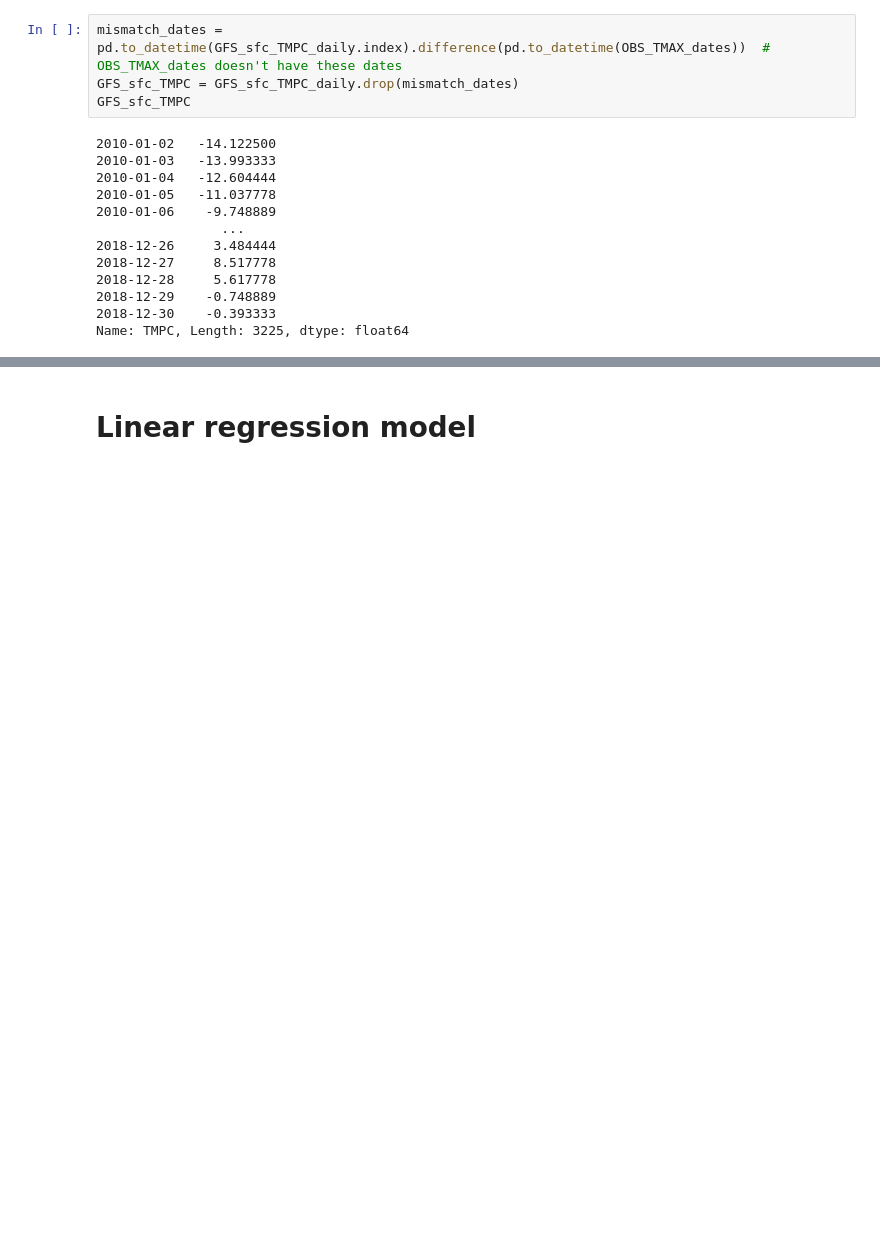
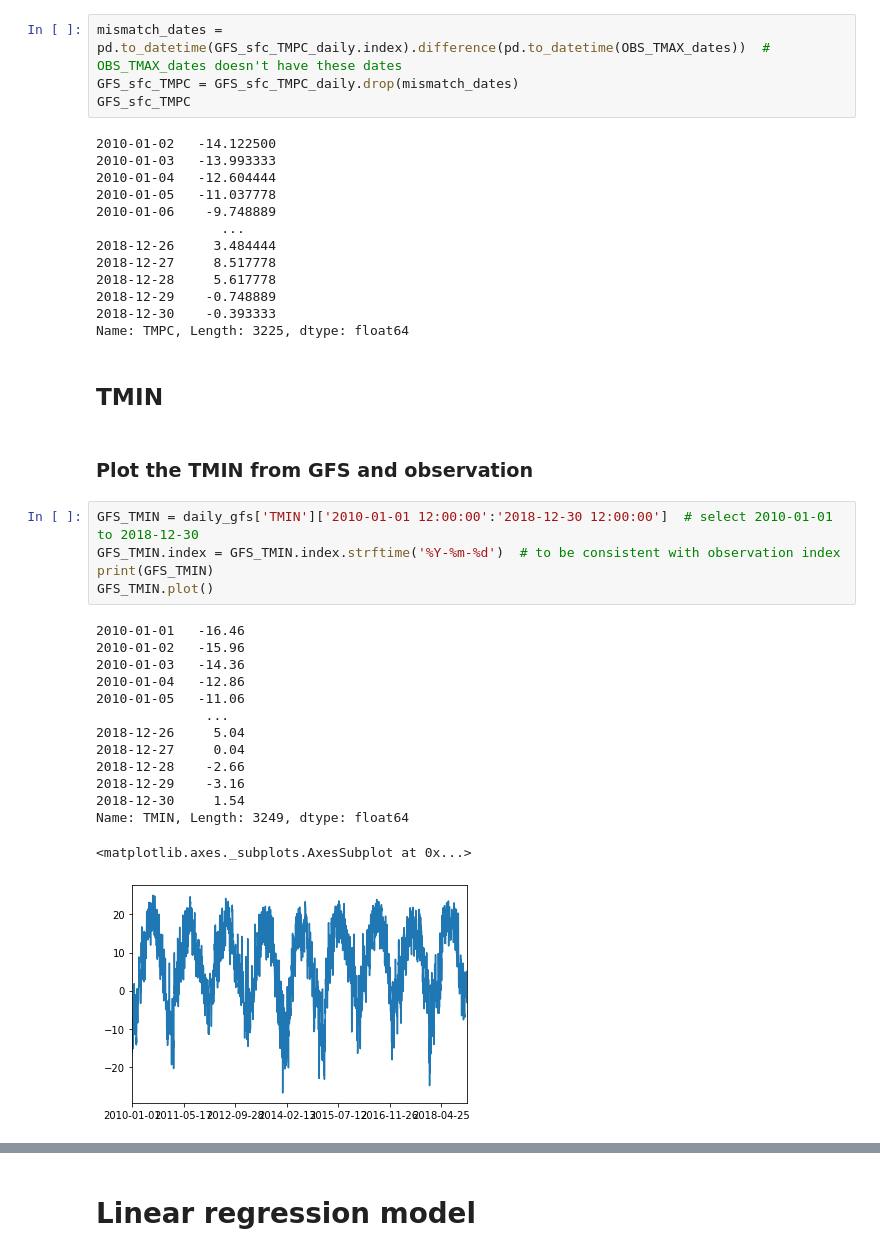
Before and after one commit to chuchun2/ATMS-597-Project-4-Group-C, a Jupyter notebook: project4_0325_SS.ipynb, the cells around one changed output, grey strips where cells are left out. Cells and saved outputs as stored; diff of their text form; blank space fills up the shorter version.

```diff
--- a/project4_0325_SS.ipynb
+++ b/project4_0325_SS.ipynb
@@ -453,3 +433,27 @@ GFS_sfc_TMPC
 2018-12-29    -0.748889
 2018-12-30    -0.393333
 Name: TMPC, Length: 3225, dtype: float64
+# %% [markdown]
+## TMIN
+# %% [markdown]
+### <b>Plot</b> the TMIN from GFS and observation
+# %%
+GFS_TMIN = daily_gfs['TMIN']['2010-01-01 12:00:00':'2018-12-30 12:00:00']  # select 2010-01-01 to 2018-12-30
+GFS_TMIN.index = GFS_TMIN.index.strftime('%Y-%m-%d')  # to be consistent with observation index
+print(GFS_TMIN)
+GFS_TMIN.plot()
+# %% [output]
+2010-01-01   -16.46
+2010-01-02   -15.96
+2010-01-03   -14.36
+2010-01-04   -12.86
+2010-01-05   -11.06
+              ...
+2018-12-26     5.04
+2018-12-27     0.04
+2018-12-28    -2.66
+2018-12-29    -3.16
+2018-12-30     1.54
+Name: TMIN, Length: 3249, dtype: float64
+<matplotlib.axes._subplots.AxesSubplot at 0x...>
+[figure, added]
```
Also changed, not shown: parts of 13 cells of this notebook.
